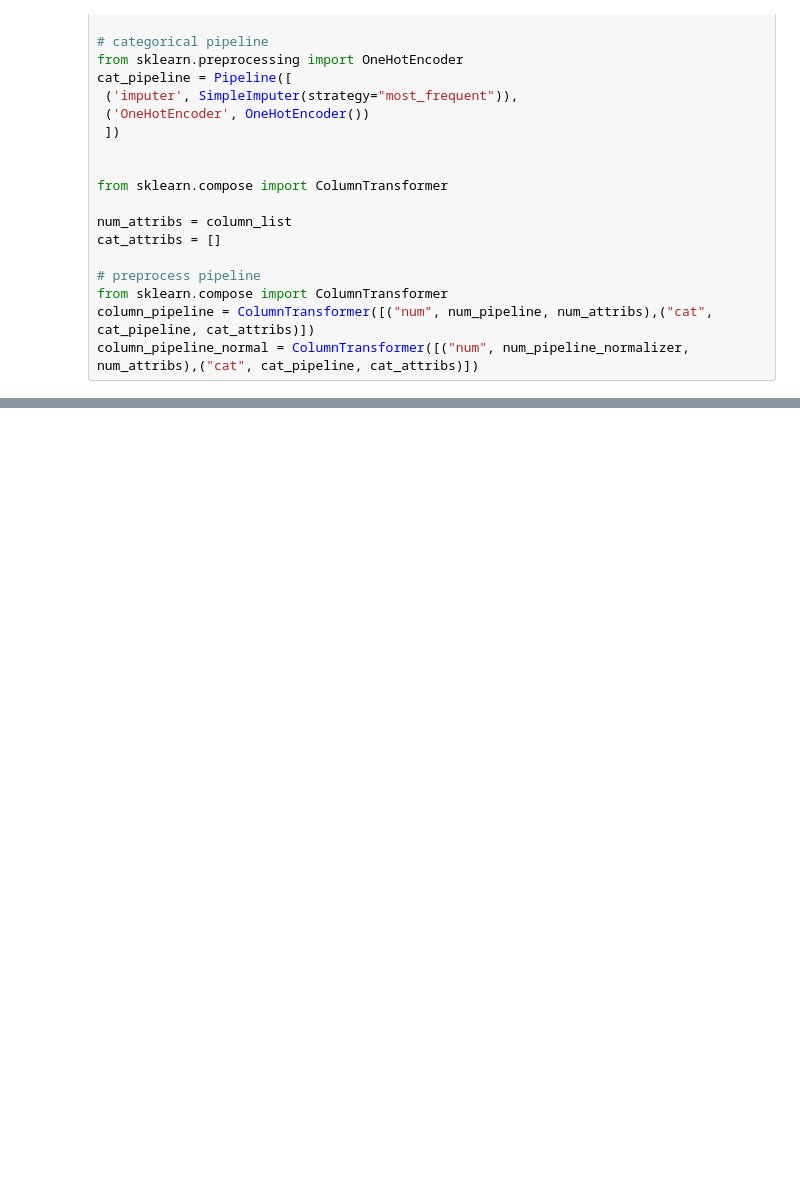
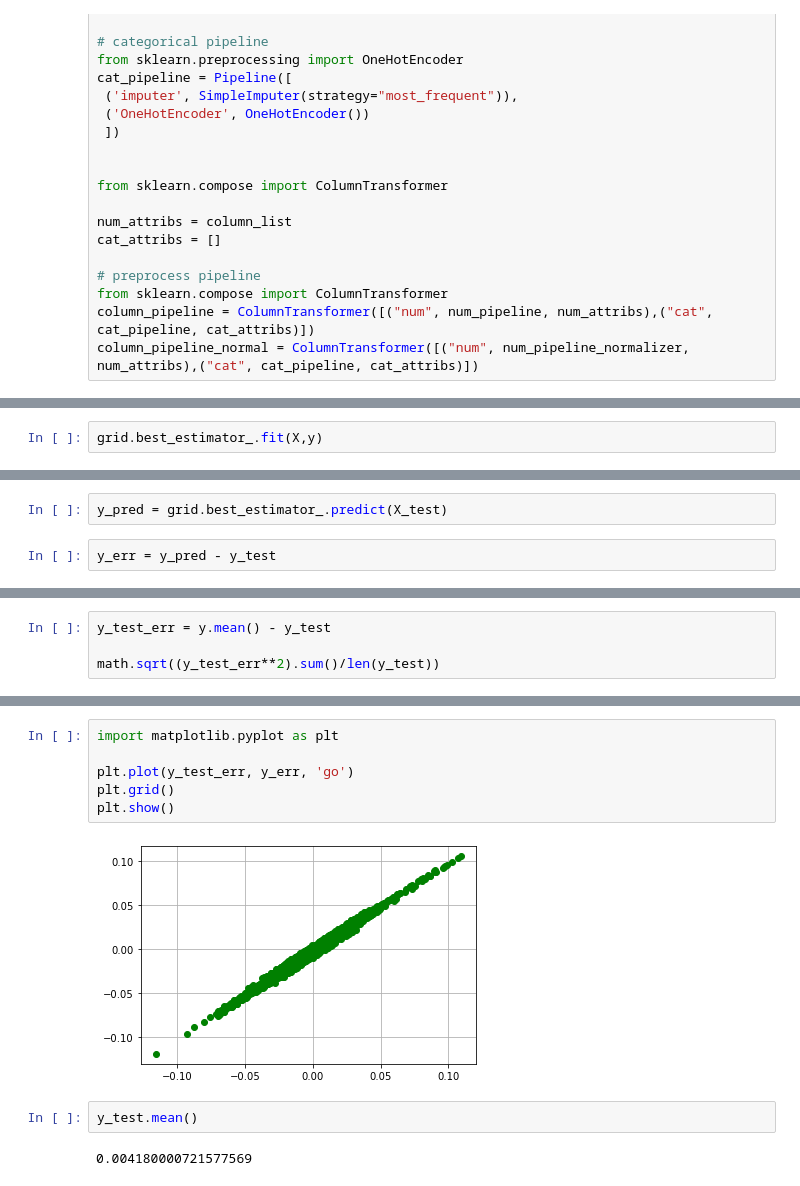
Before and after one commit to smartestrobotdai/portfolio, a Jupyter notebook: macro-analysis/time_point.ipynb, the cells around one changed output, grey strips where cells are left out. Cells and saved outputs as stored; diff of their text form; blank space fills up the shorter version.

```diff
--- a/macro-analysis/time_point.ipynb
+++ b/macro-analysis/time_point.ipynb
@@ -437,0 +881,2 @@ df['value'].std()
+# %%
+grid.best_estimator_.fit(X,y)
@@ -437,0 +901,4 @@ df['value'].std()
+# %%
+y_pred = grid.best_estimator_.predict(X_test)
+# %%
+y_err = y_pred - y_test
@@ -437,0 +921,4 @@ df['value'].std()
+# %%
+y_test_err = y.mean() - y_test
+
+math.sqrt((y_test_err**2).sum()/len(y_test))
@@ -437,0 +957,12 @@ df['value'].std()
+# %%
+import matplotlib.pyplot as plt
+
+plt.plot(y_test_err, y_err, 'go')
+plt.grid()
+plt.show()
+# %% [output]
+[figure, added]
+# %%
+y_test.mean()
+# %% [output]
+0.004180000721577569
```
Also changed, not shown: parts of 71 cells of this notebook, 3 other files.
